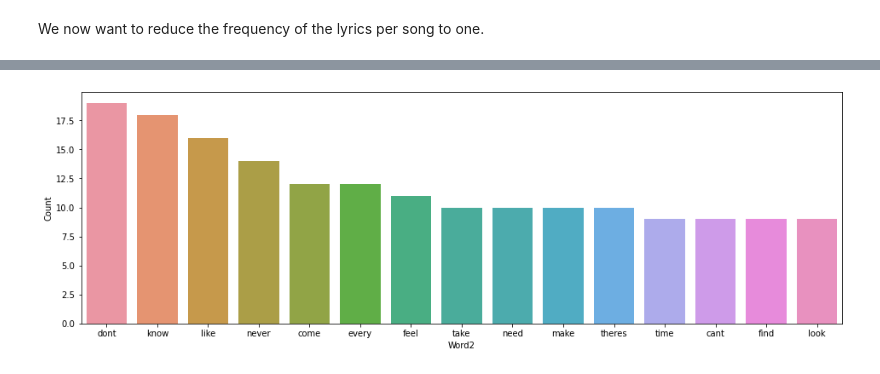
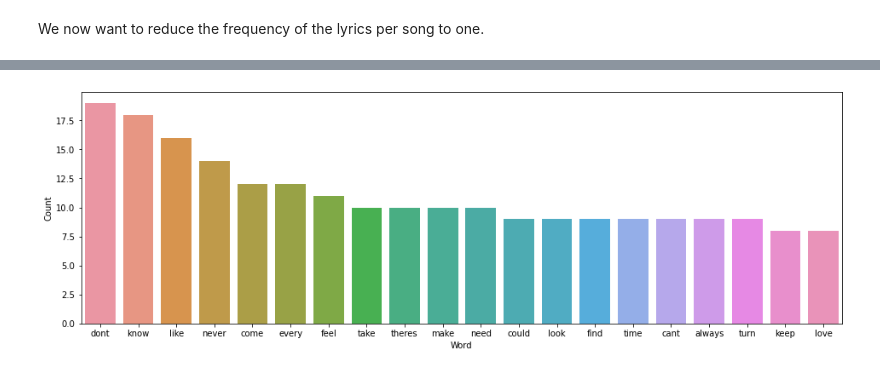
Before and after one commit to PTettey/Data-Analysis-Portfolio, a Jupyter notebook: Text Mining and Visualization/Disney Top 100 Songs/disneytext.ipynb, the cells around one changed output, grey strips where cells are left out. Saved outputs shown, nothing was run; the diff lists cells and outputs as text; code cells hidden in the pictures.

```diff
--- a/Text Mining and Visualization/Disney Top 100 Songs/disneytext.ipynb
+++ b/Text Mining and Visualization/Disney Top 100 Songs/disneytext.ipynb
@@ -176,6 +184,6 @@ plt.show()
 # %%
 lyric_freq2 = df['reduced_lyrics'].str.split(expand=True).stack().value_counts().reset_index()
-lyric_freq2.columns = ['Word2', 'Frequency2']
+lyric_freq2.columns = ['Word', 'Frequency2']
 # %%
 lyric_freq2["%_of_lyric2"] = ((lyric_freq2['Frequency2']/sum(lyric_freq2['Frequency2']))*100).round(2)
 # %%
@@ -200,9 +221,9 @@ lyric_freq2.head(15)
 # %%
-e = lyric_freq2.nlargest(columns = "Frequency2", n = 15)
+e = lyric_freq2.nlargest(columns = "Frequency2", n = 20)
 plt.figure(figsize=(16,5))
-ax = sns.barplot(data=e, x="Word2", y="Frequency2")
+ax = sns.barplot(data=e, x="Word", y="Frequency2")
 ax.set(ylabel = 'Count')
 plt.show()
 # %% [output]
-[figure, old version]
+[figure, new version]
 # %%
```
Also changed, not shown: parts of 24 cells of this notebook.
